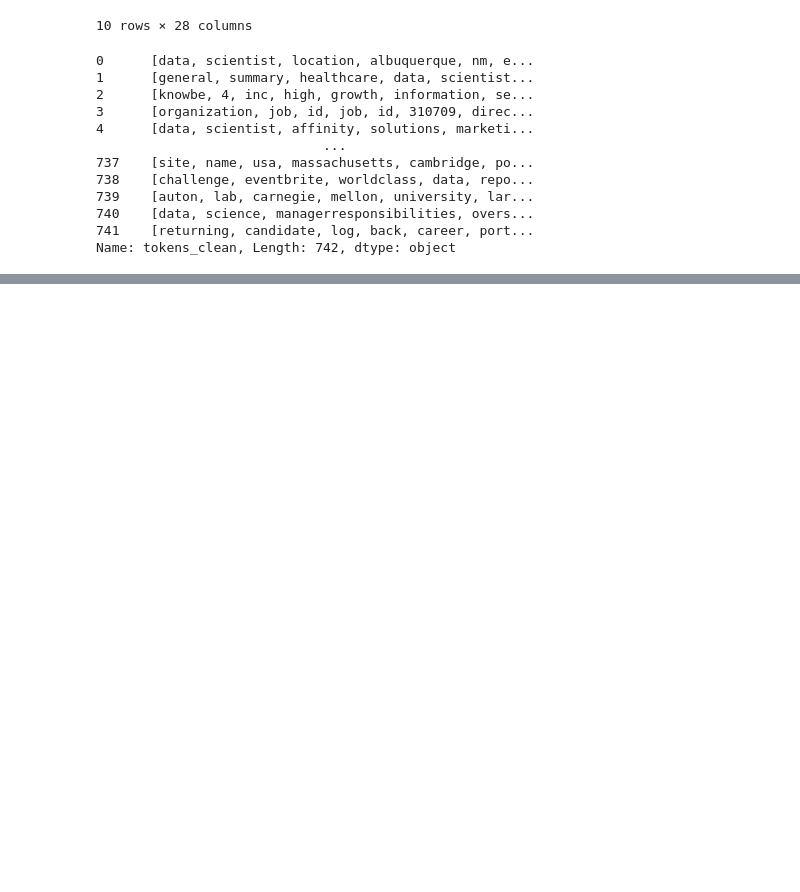
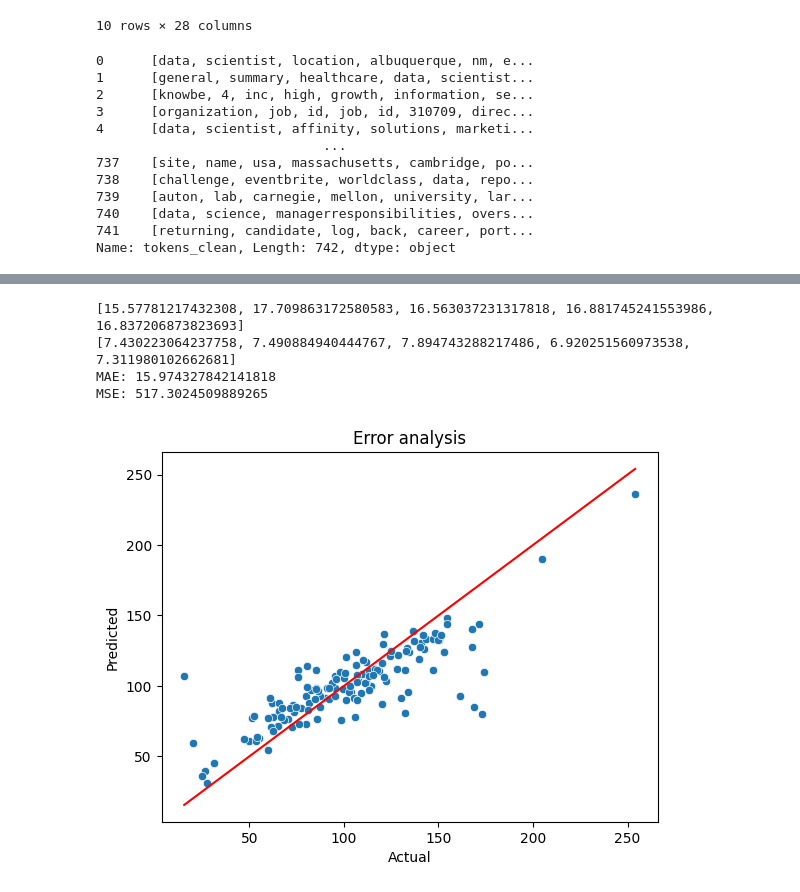
Before and after one commit to aladelca/salary_predictor, a Jupyter notebook: notebooks/experimentation.ipynb, the cells around one changed output, grey strips where cells are left out. Cells and saved outputs as stored; diff of their text form; code cells hidden in the pictures; blank space fills up the shorter version.

```diff
--- a/notebooks/experimentation.ipynb
+++ b/notebooks/experimentation.ipynb
@@ -84,0 +267,51 @@ Name: tokens_clean, Length: 742, dtype: object
+# %%
+best_params = {
+    'learning_rate': 0.010004323405318344,
+     'depth': 4,
+     'l2_leaf_reg': 0.49946428453675523,
+     'random_strength': 0.10560927281613303,
+     'bagging_temperature': 0.27154199895296605,
+     'border_count': 34,
+     'min_data_in_leaf': 45,
+    "verbose": False,  # Disable logging
+    "random_seed": 123,
+}
+
+kf = KFold(n_splits=5)
+kf.get_n_splits(x_train_vect)
+model = CatBoostRegressor(**best_params )
+mae_cross_validation = []
+mse_cross_validation = []
+mae_training_cross_validation = []
+for i, (train_index, test_index) in enumerate(kf.split(x_train_vect)):
+    model.fit(x_train_vect.toarray()[train_index], y_training.values[train_index], early_stopping_rounds = 100, eval_set = eval_pool)
+    preds = model.predict(x_train_vect.toarray()[test_index])
+    preds_training = model.predict(x_train_vect.toarray()[train_index])
+    mae = mean_absolute_error(y_training.values[test_index], preds)
+    mae_training = mean_absolute_error(y_training.values[train_index], preds_training)
+    mae_cross_validation.append(mae)
+    mae_training_cross_validation.append(mae_training)
+    mse = mean_squared_error(y_training.values[test_index], preds)
+    mse_cross_validation.append(mse)
+# %%
+print(mae_cross_validation)
+print(mae_training_cross_validation)
+
+model.fit(train_pool, early_stopping_rounds = 100, eval_set = eval_pool)
+preds = model.predict(x_test_vect)
+print("MAE:", mean_absolute_error(y_test, preds))
+print("MSE:", mean_squared_error(y_test, preds))
+# %% [output]
+[15.57781217432308, 17.709863172580583, 16.563037231317818, 16.881745241553986, 16.837206873823693]
+[7.430223064237758, 7.490884940444767, 7.894743288217486, 6.920251560973538, 7.311980102662681]
+MAE: 15.974327842141818
+MSE: 517.3024509889265
+# %%
+sns.scatterplot(x=y_test, y=preds)
+sns.lineplot(x=y_test, y=y_test, color = "red")
+plt.xlabel("Actual")
+plt.ylabel("Predicted")
+plt.title("Error analysis")
+plt.show()
+# %% [output]
+[figure, added]
```
Also changed, not shown: parts of 10 cells of this notebook.
